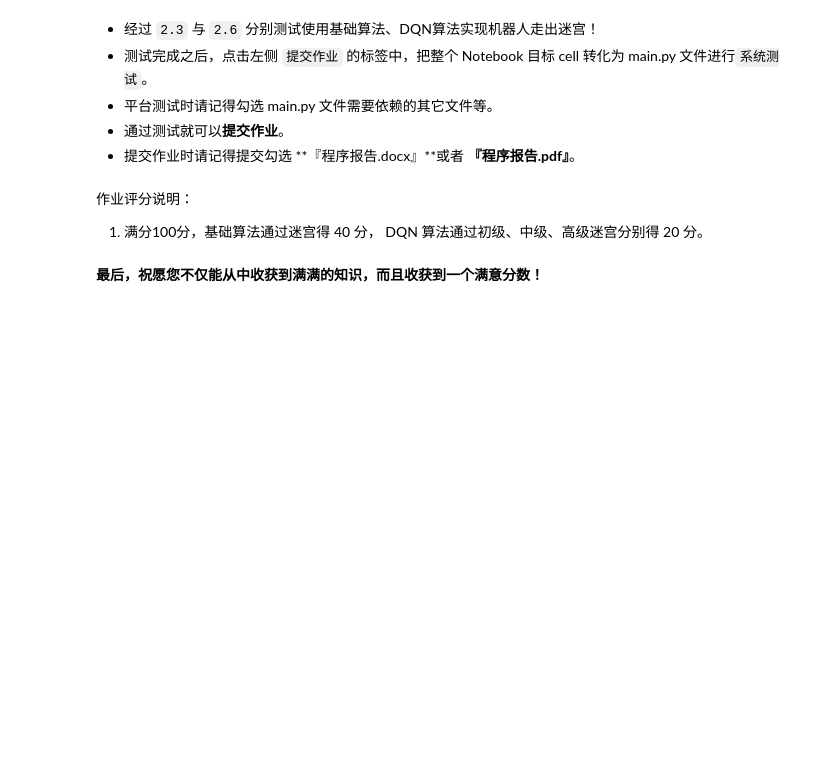
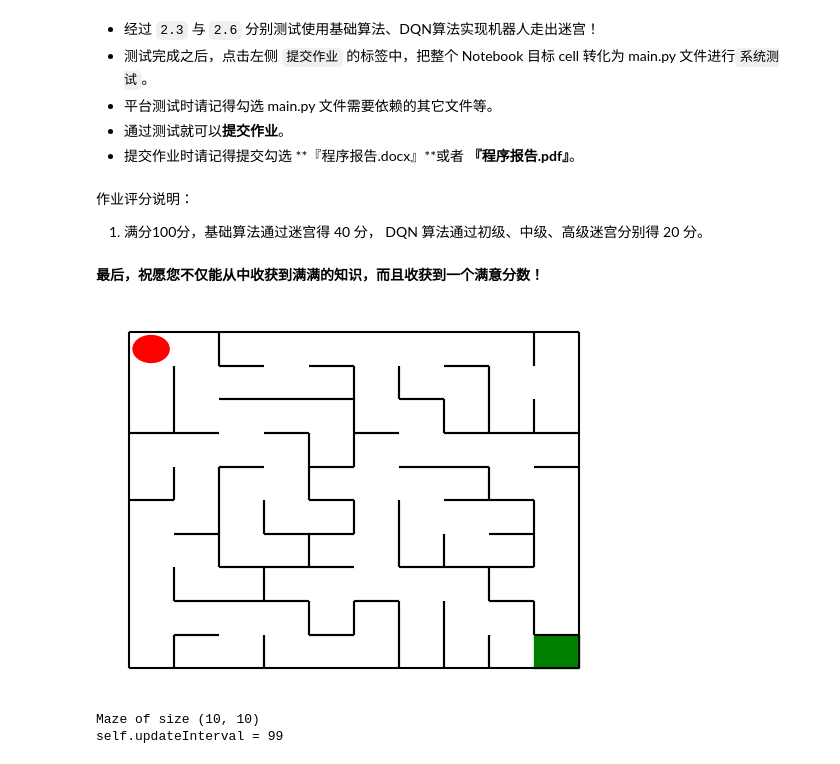
Before and after one commit to triplepiers/Crazy-ZZB, a Jupyter notebook: 人工智能算法与系统/Projects/HW_3/main.ipynb, the cells around one changed output. Drawn from its saved outputs; the diff is of its cells as text; code cells hidden in the pictures; blank space fills up the shorter version.

```diff
--- a/人工智能算法与系统/Projects/HW_3/main.ipynb
+++ b/人工智能算法与系统/Projects/HW_3/main.ipynb
@@ -690,3 +996,25 @@ runner.generate_gif(filename="results/dqn_size10.gif")
 1. 满分100分，基础算法通过迷宫得 40 分， DQN 算法通过初级、中级、高级迷宫分别得 20 分。
 # %% [markdown]
 **最后，祝愿您不仅能从中收获到满满的知识，而且收获到一个满意分数！**
+# %%
+from QRobot import QRobot
+from Maze import Maze
+from Runner import Runner
+
+"""  Deep Qlearning 算法相关参数： """
+
+maze_size = 10  # 迷宫size
+epoch = 10000  # 训练轮数
+training_per_epoch = int(maze_size**2 - 1)
+
+""" 使用 DQN 算法训练 """
+
+g = Maze(maze_size=maze_size)
+print(g)
+r = Robot(g)
+runner = Runner(r)
+runner.run_training(epoch, training_per_epoch)
+# %% [output]
+[figure, added]
+Maze of size (10, 10)
+self.updateInterval = 99
```
Also changed, not shown: parts of 6 cells of this notebook, 3 other files.
